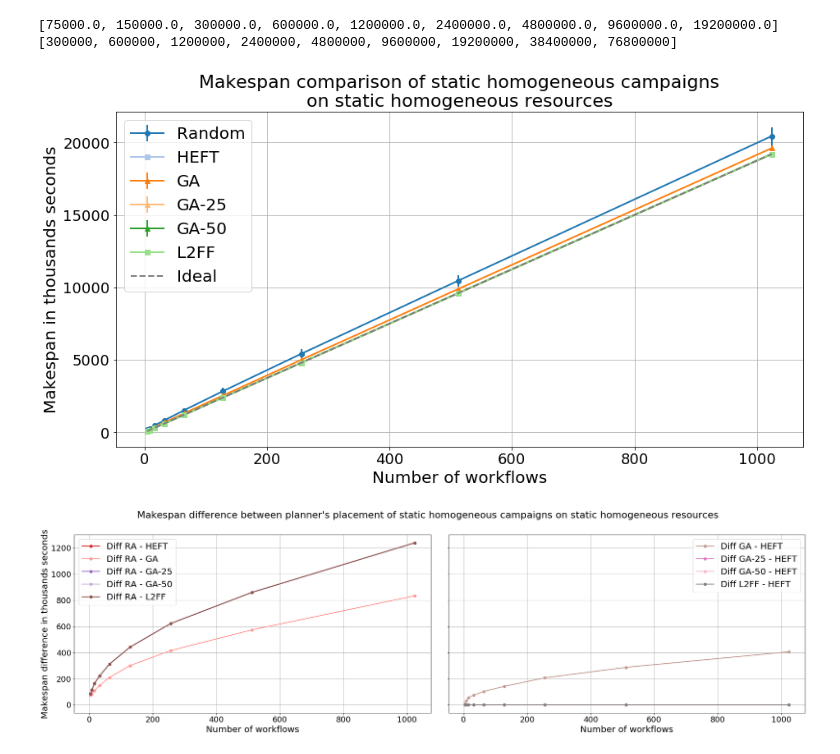
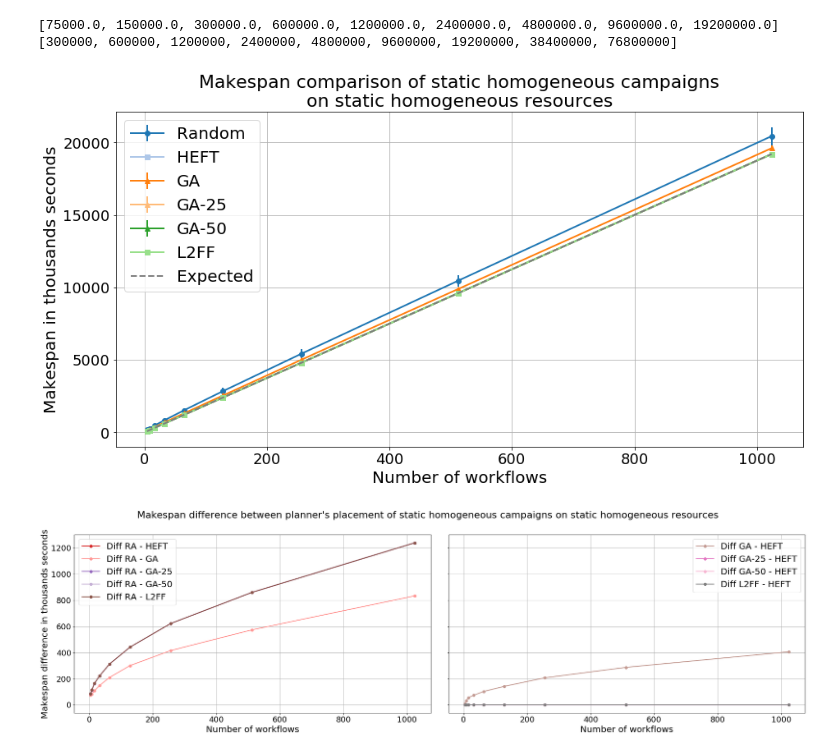
Before and after one commit to radical-experiments/campaign_manager, a Jupyter notebook: Notebooks/Experiment1.ipynb, the cells around one changed output. Cells and saved outputs as stored; diff of their text form; code cells hidden in the pictures.

```diff
--- a/Notebooks/Experiment1.ipynb
+++ b/Notebooks/Experiment1.ipynb
@@ -53,25 +53,25 @@ print(min_vals, max_vals)
 # %%
 fig,axis = plt.subplots(nrows=1,ncols=1,figsize=(15,7.5))
 _ = axis.errorbar(StHomoCampaigns_4StHomoResources_makespan_means.xs('RANDOM').index, StHomoCampaigns_4StHomoResources_makespan_means.xs('RANDOM')['makespan'].values,StHomoCampaigns_4StHomoResources_makespan_stds.xs('RANDOM')['makespan'].values, color=tab20(0),marker='o',label='Random',linewidth=2)
 _ = axis.errorbar(StHomoCampaigns_4StHomoResources_makespan_means.xs('HEFT').index,StHomoCampaigns_4StHomoResources_makespan_means.xs('HEFT')['makespan'].values,marker='s',label='HEFT', color=tab20(1),linewidth=2)
 _ = axis.errorbar(StHomoCampaigns_4StHomoResources_makespan_means.xs('GA').index, StHomoCampaigns_4StHomoResources_makespan_means.xs('GA')['makespan'].values,StHomoCampaigns_4StHomoResources_makespan_stds.xs('GA')['makespan'].values, color=tab20(2),marker='^',label='GA',linewidth=2)
 _ = axis.errorbar(StHomoCampaigns_4StHomoResources_makespan_means.xs('GA-25').index, StHomoCampaigns_4StHomoResources_makespan_means.xs('GA-25')['makespan'].values,StHomoCampaigns_4StHomoResources_makespan_stds.xs('GA-25')['makespan'].values, color=tab20(3),marker='^',label='GA-25',linewidth=2)
 _ = axis.errorbar(StHomoCampaigns_4StHomoResources_makespan_means.xs('GA-50').index, StHomoCampaigns_4StHomoResources_makespan_means.xs('GA-50')['makespan'].values,StHomoCampaigns_4StHomoResources_makespan_stds.xs('GA-50')['makespan'].values, color=tab20(4),marker='^',label='GA-50',linewidth=2)
 _ = axis.errorbar(StHomoCampaigns_4StHomoResources_makespan_means.xs('L2FF').index,StHomoCampaigns_4StHomoResources_makespan_means.xs('L2FF')['makespan'].values,marker='s',label='L2FF', color=tab20(5),linewidth=2)
-_ = axis.errorbar([4, 8, 16, 32, 64, 128, 256, 512, 1024], min_vals, linestyle='--',label='Ideal', color=greys(150),linewidth=2)
+_ = axis.errorbar([4, 8, 16, 32, 64, 128, 256, 512, 1024], min_vals, linestyle='--',label='Expected', color=greys(150),linewidth=2)
 # _ = axis.fill_between(workflows_sizes, min_vals, max_vals, color=greens(250), alpha=0.2, label='RANDOM Max-Min')
 # _ = axis.set_yscale('symlog')
 _ = axis.set_ylabel('Makespan in thousands seconds',fontsize=20)
 _ = axis.set_xlabel('Number of workflows',fontsize=20)
 _ = axis.set_xticklabels(axis.get_xticks().astype('int').tolist(),fontsize=18)
 _ = axis.set_yticklabels((axis.get_yticks()/1000).astype('int').tolist(),fontsize=18)
 _ = axis.grid('on')
 _ = axis.set_title('Makespan comparison of static homogeneous campaigns\non static homogeneous resources', fontsize=22)
 _ = axis.legend(fontsize=20)
 #fig.savefig('StHomoCampaigns_4StHomoResources.png',bbox_inches='tight')
-#fig.savefig('StHomoCampaigns_4StHomoResources.pdf',bbox_inches='tight')
+fig.savefig('StHomoCampaigns_4StHomoResources.pdf',bbox_inches='tight')
 # %% [output]
-[figure, old version]
+[figure, new version]
 # %%
 DiffStHomoCamp_4StHomoResHE = abs(StHomoCampaigns_4StHomoResources_makespan_means.xs('RANDOM')['makespan'].values - StHomoCampaigns_4StHomoResources_makespan_means.xs('HEFT')['makespan'].values)
 DiffStHomoCamp_4StHomoResGA = abs(StHomoCampaigns_4StHomoResources_makespan_means.xs('RANDOM')['makespan'].values - StHomoCampaigns_4StHomoResources_makespan_means.xs('GA')['makespan'].values)
```
Also changed, not shown: parts of 1 cell of this notebook, 19 other files.
